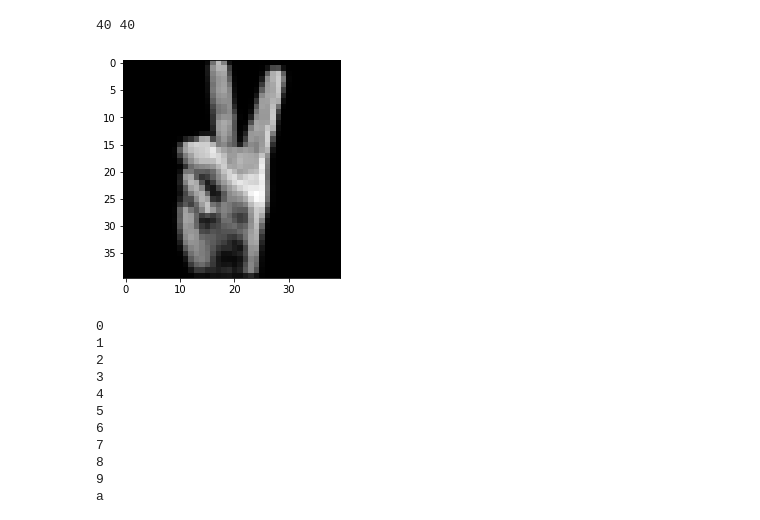
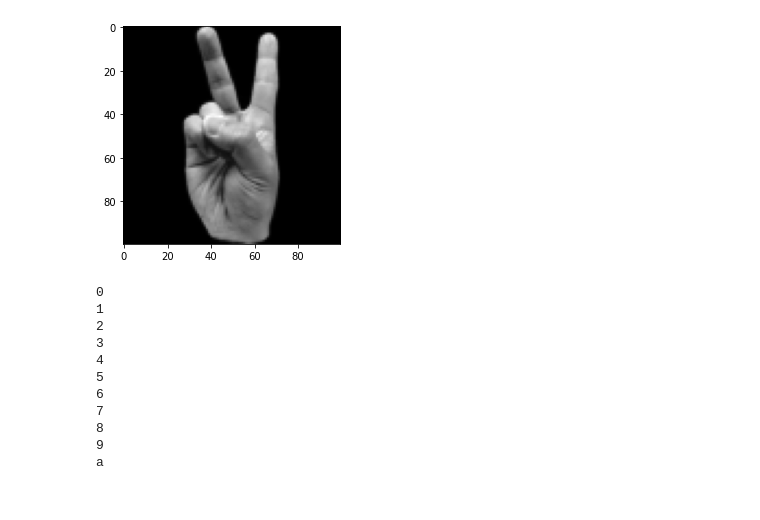
Before and after one commit to Logan-Rose/ASL-transcriber, a Jupyter notebook: classifier.ipynb, the cells around one changed output. Saved outputs shown, nothing was run; the diff lists cells and outputs as text; code cells hidden in the pictures.

```diff
--- a/classifier.ipynb
+++ b/classifier.ipynb
@@ -40,12 +42,11 @@ df.to_csv(f'./temp/categorized.csv')
 # %%
 # gray_image = skimage.color.rgb2gray(io.imread(df['path'][200]))
 # Starting with downscaled image
-gray_image = rescale(skimage.color.rgb2gray(io.imread(df['path'][200])), 0.1)
+gray_image = rescale(skimage.color.rgb2gray(io.imread(df['path'][200])), 0.25)
 plt.imshow(gray_image, cmap = 'gray')
 pixels = gray_image.shape[0] * gray_image.shape[1]
 # %% [output]
-40 40
-[figure, old version]
+[figure, new version]
 # %%
 column_names = []
 [column_names.append("p"+str(x)) for x in range(0,pixels)] # shape (785,0)
```
Also changed, not shown: parts of 5 cells of this notebook, 29 other files.
